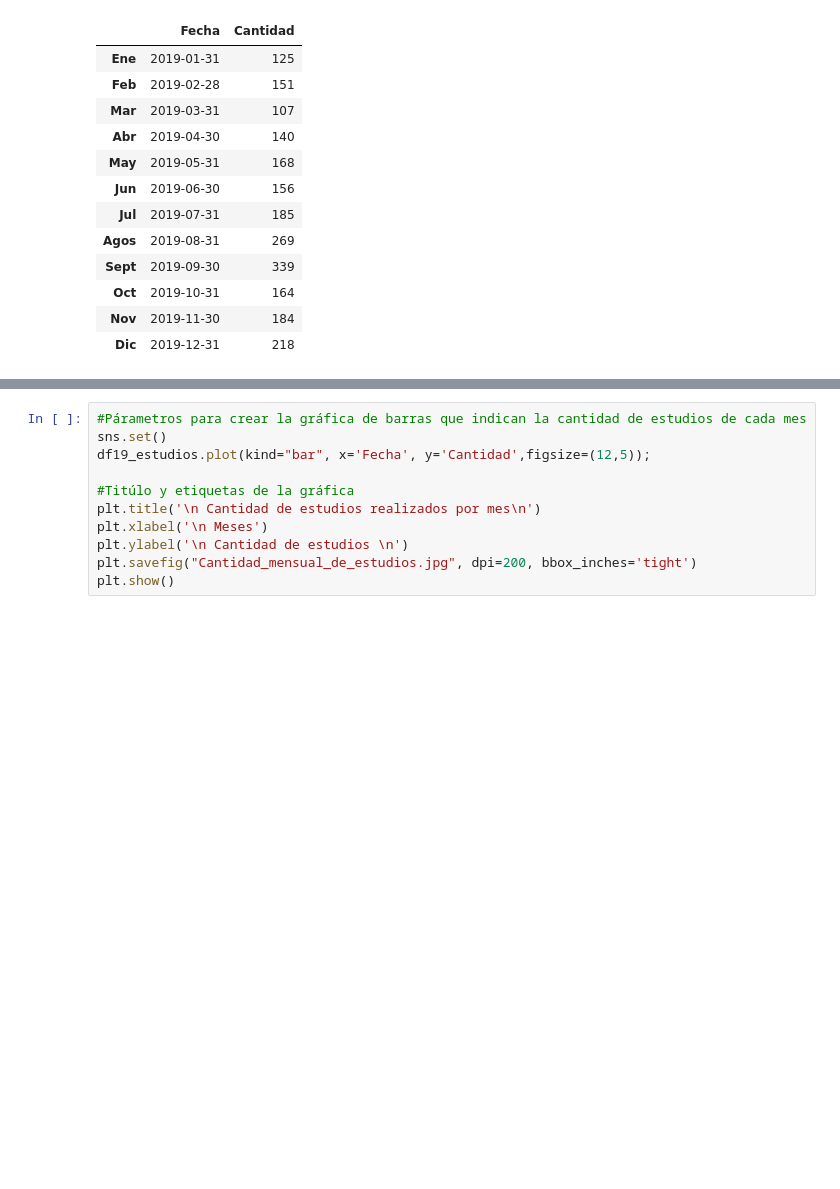
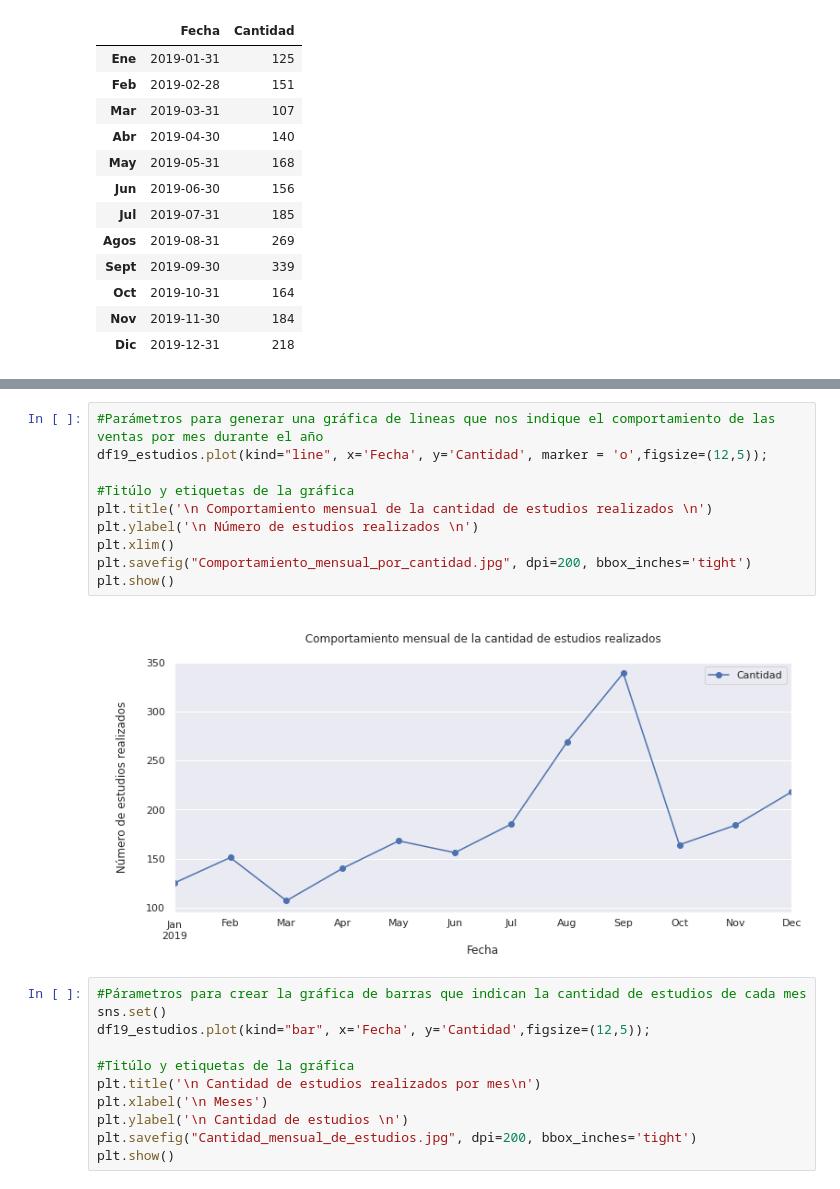
Before and after one commit to jesusandresbaez/Estudios-clinicos-prepandemia, a Jupyter notebook: Codigo/Comportamiento_de_estudios_clinicos_prepandemia.ipynb, the cells around one changed output, grey strips where cells are left out. Drawn from its saved outputs; the diff is of its cells as text; blank space fills up the shorter version.

```diff
--- a/Codigo/Comportamiento_de_estudios_clinicos_prepandemia.ipynb
+++ b/Codigo/Comportamiento_de_estudios_clinicos_prepandemia.ipynb
@@ -710,3 +727,15 @@ df19_estudios
+# %%
+#Parámetros para generar una gráfica de lineas que nos indique el comportamiento de las ventas por mes durante el año
+df19_estudios.plot(kind="line", x='Fecha', y='Cantidad', marker = 'o',figsize=(12,5));
+
+#Titúlo y etiquetas de la gráfica
+plt.title('\n Comportamiento mensual de la cantidad de estudios realizados \n')
+plt.ylabel('\n Número de estudios realizados \n')
+plt.xlim()
+plt.savefig("Comportamiento_mensual_por_cantidad.jpg", dpi=200, bbox_inches='tight')
+plt.show()
+# %% [output]
+[figure, added]
 # %%
 #Párametros para crear la gráfica de barras que indican la cantidad de estudios de cada mes
 sns.set()
```
Also changed, not shown: parts of 23 cells of this notebook, 1 other file.
